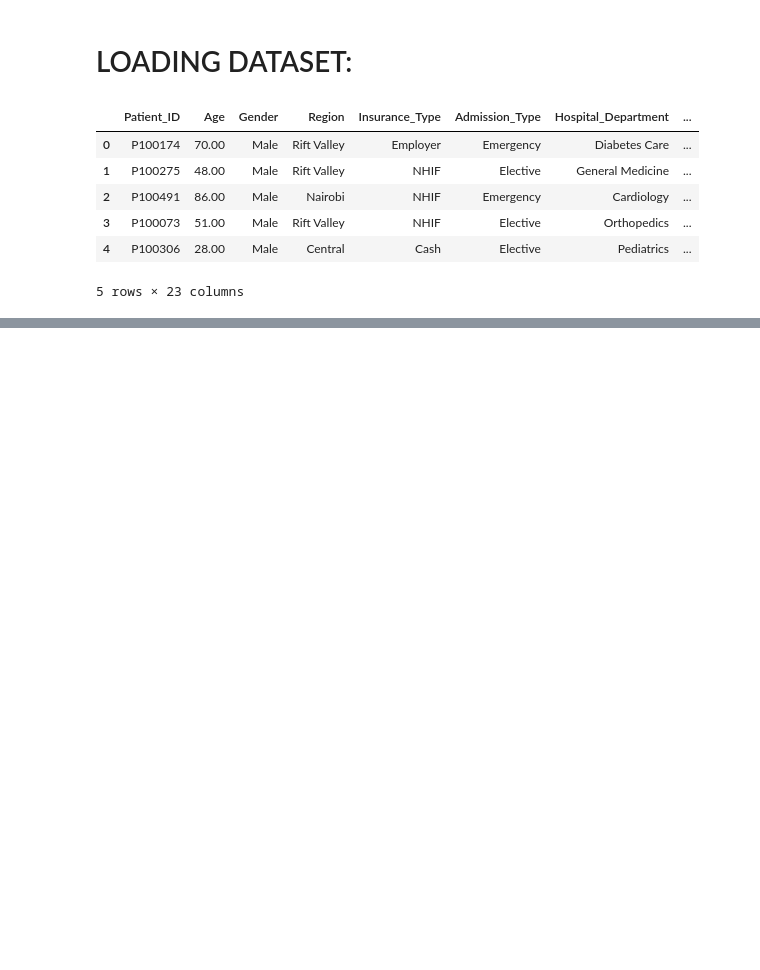
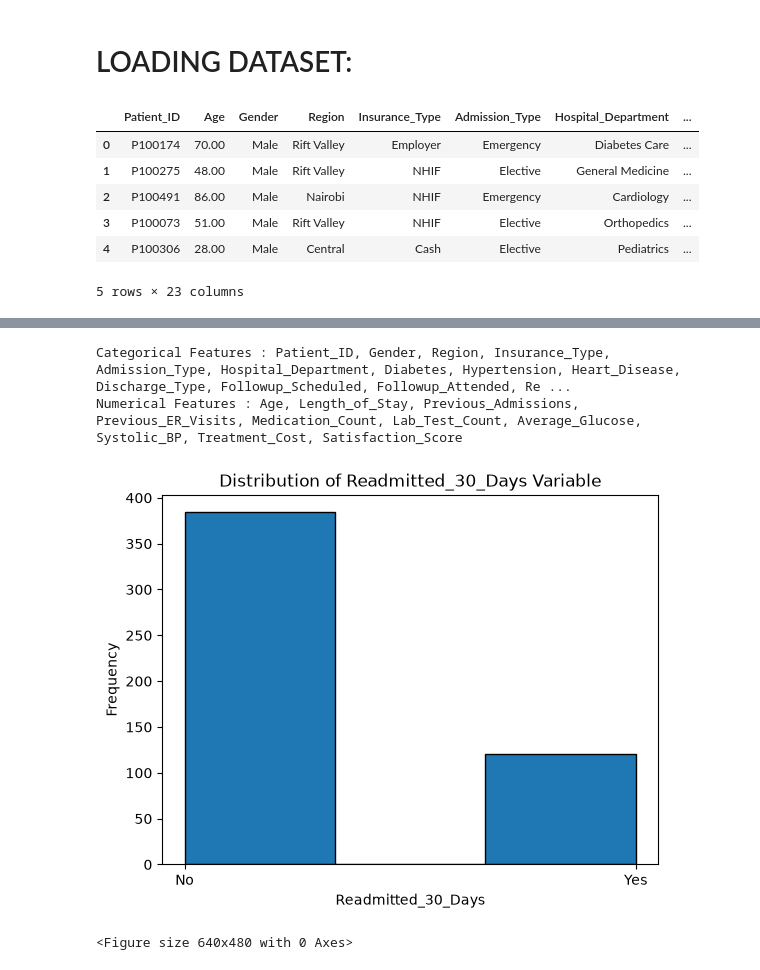
Before and after one commit to Clinton-Analyst/Healthcare_patient_readmission_risk_analysis_and-_predictive_modelling, a Jupyter notebook: main.ipynb, the cells around one changed output, grey strips where cells are left out. Saved outputs shown, nothing was run; the diff lists cells and outputs as text; code cells hidden in the pictures; blank space fills up the shorter version.

```diff
--- a/main.ipynb
+++ b/main.ipynb
@@ -45,0 +94,25 @@ data.head()
+# %%
+# Identifying categorical and numerical columns in the dataset
+categorical_columns = data.select_dtypes(include=['str']).columns
+numerical_columns = data.select_dtypes(exclude=['str']).columns
+
+print('Categorical Features :', ', '.join(categorical_columns))
+print('Numerical Features :', ', '.join(numerical_columns))
+# %% [output]
+Categorical Features : Patient_ID, Gender, Region, Insurance_Type, Admission_Type, Hospital_Department, Diabetes, Hypertension, Heart_Disease, Discharge_Type, Followup_Scheduled, Followup_Attended, Re ...
+Numerical Features : Age, Length_of_Stay, Previous_Admissions, Previous_ER_Visits, Medication_Count, Lab_Test_Count, Average_Glucose, Systolic_BP, Treatment_Cost, Satisfaction_Score
+# %%
+# Examining distribution of the target variable 'Readmitted_30_Days' in the dataset
+import matplotlib.pyplot as plt
+
+plt.hist(data['Readmitted_30_Days'], bins=3, edgecolor='black')
+plt.xlabel('Readmitted_30_Days')
+plt.ylabel('Frequency')
+plt.title('Distribution of Readmitted_30_Days Variable')
+plt.show()
+
+# save to reports
+plt.savefig('C:\\Users\\Hi\\Desktop\\Risk-Analysis\\reports\\distribution_readmitted_30_days.png')
+# %% [output]
+[figure, added]
+<Figure size 640x480 with 0 Axes>
```
Also changed, not shown: parts of 4 cells of this notebook, 1 other file.
